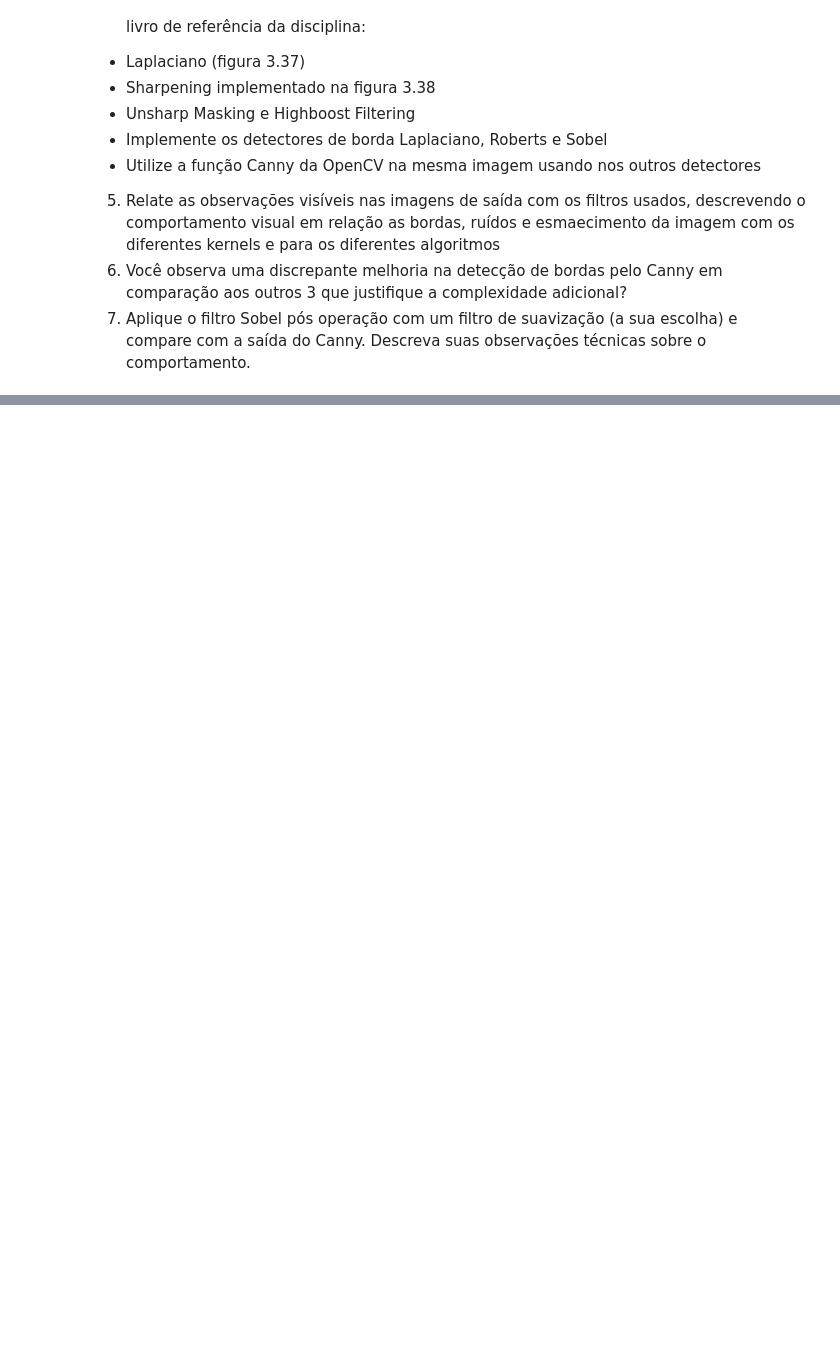
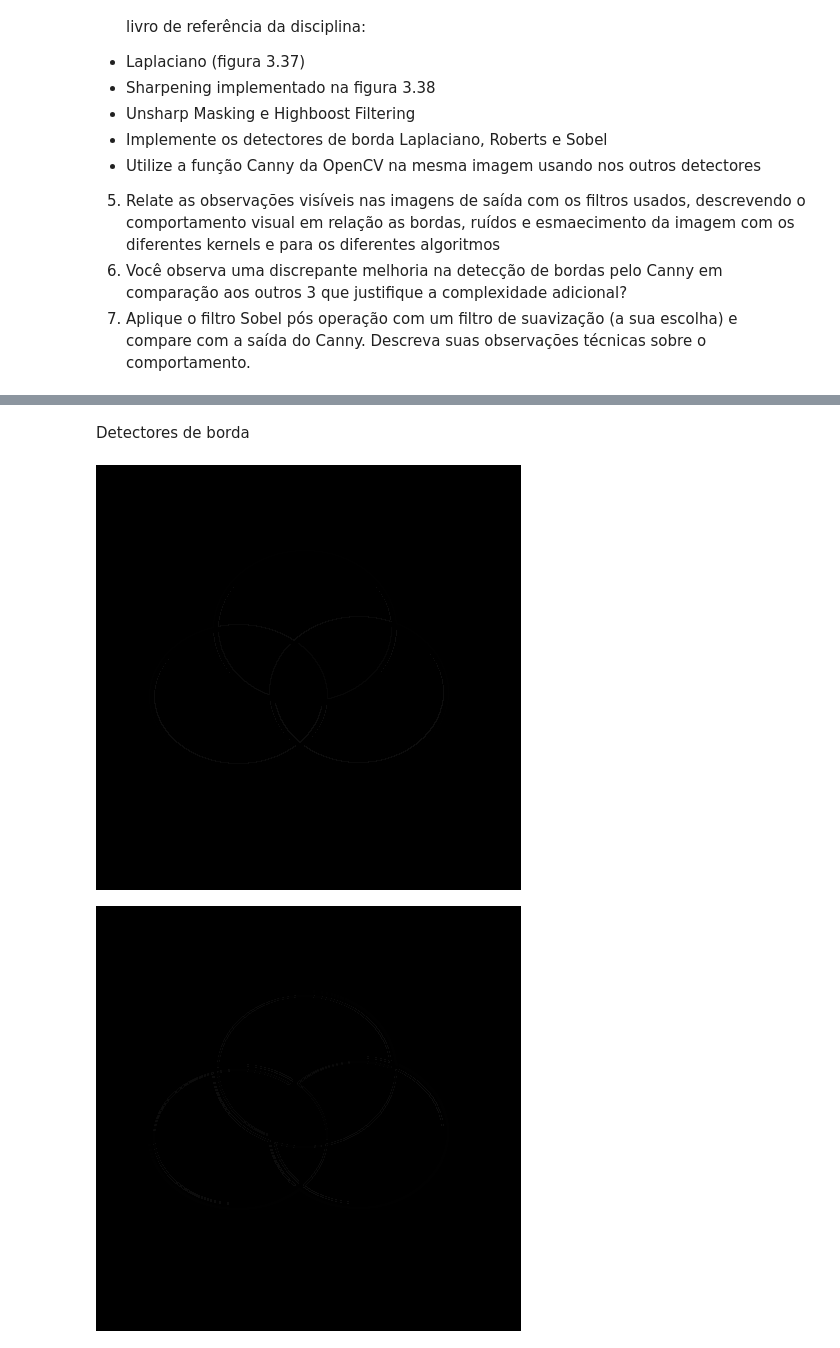
Before and after one commit to Nicolas-1802/ColabProjects, a Jupyter notebook: PDI/Pratica_Filtragem_Espacial.ipynb, the cells around one changed output, grey strips where cells are left out. Drawn from its saved outputs; the diff is of its cells as text; code cells hidden in the pictures; blank space fills up the shorter version.

```diff
--- a/PDI/Pratica_Filtragem_Espacial.ipynb
+++ b/PDI/Pratica_Filtragem_Espacial.ipynb
@@ -240,0 +304,19 @@ cv2_imshow(img_median_7)
+# %%
+sobel_x = np.array([
+    [-1, 0, 1],
+    [-2, 0, 2],
+    [-1, 0, 1]
+], dtype=np.float32)
+# %%
+sobel_y = np.array([
+    [-1, -2, -1],
+    [ 0,  0,  0],
+    [ 1,  2,  1]
+], dtype=np.float32)
+# %%
+def edge_sobel(img):
+    gx = conv2d(img, sobel_x)
+    gy = conv2d(img, sobel_y)
+
+    magnitude = np.sqrt(gx**2 + gy**2)
+    return normalize_image(magnitude), gx, gy
@@ -240,0 +365,13 @@ cv2_imshow(img_median_7)
+# %% [markdown]
+Detectores de borda
+# %%
+roberts_img = edge_roberts(img)
+sobel_img, sobel_gx, sobel_gy = edge_sobel(img)
+canny_img = edge_canny(img, 100, 200)
+
+cv2_imshow(roberts_img)
+cv2_imshow(sobel_img)
+cv2_imshow(canny_img)
+# %% [output]
+[figure, added]
+[figure, added]
```
Also changed, not shown: parts of 42 cells of this notebook.
